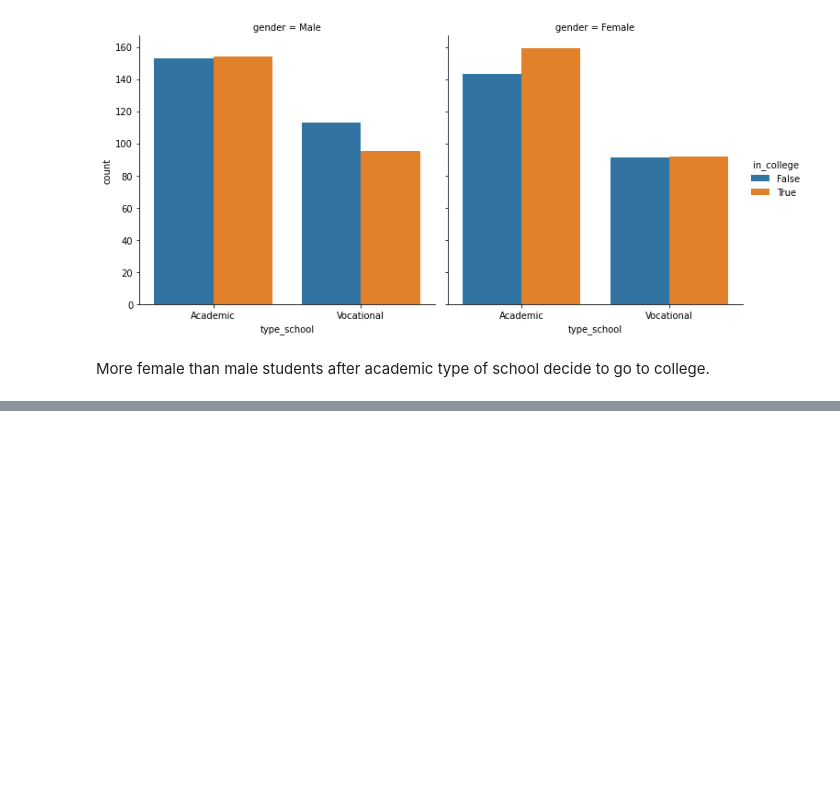
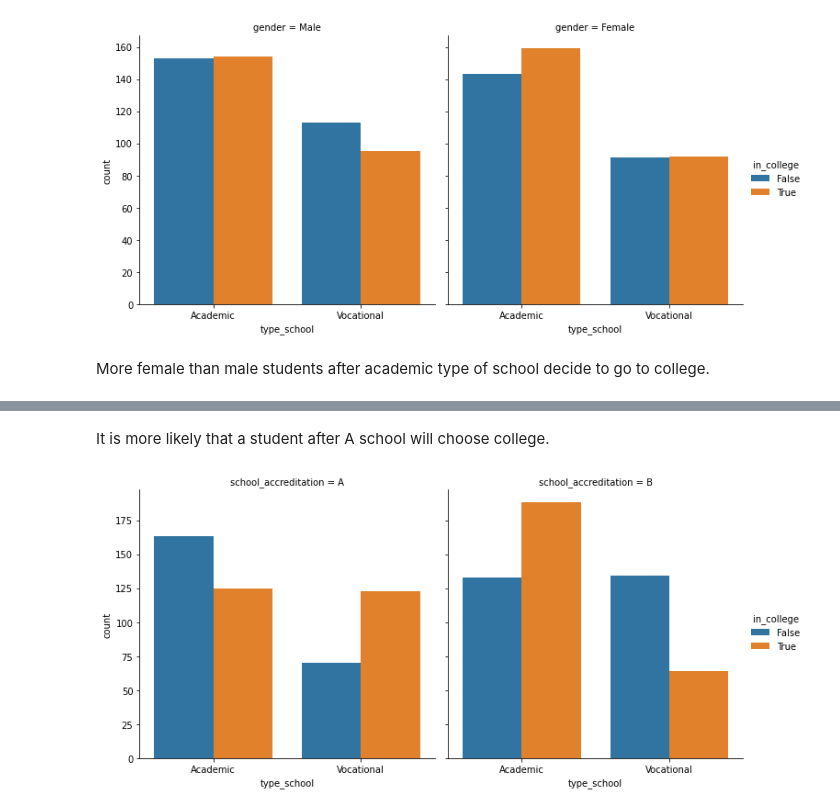
Before and after one commit to khady90/Kaggle, a Jupyter notebook: gotocollegedataset.ipynb, the cells around one changed output, grey strips where cells are left out. Saved outputs shown, nothing was run; the diff lists cells and outputs as text; code cells hidden in the pictures; blank space fills up the shorter version.

```diff
--- a/gotocollegedataset.ipynb
+++ b/gotocollegedataset.ipynb
@@ -80,0 +107,6 @@ More female than male students after academic type of school decide to go to col
+# %% [markdown]
+It is more likely that a student after A school will choose college.
+# %%
+plot5 = sns.catplot(x = 'type_school', hue = 'in_college', col = 'school_accreditation', data= go_to_college_data, kind = 'count')
+# %% [output]
+[figure, added]
```
Also changed, not shown: parts of 3 cells of this notebook.
